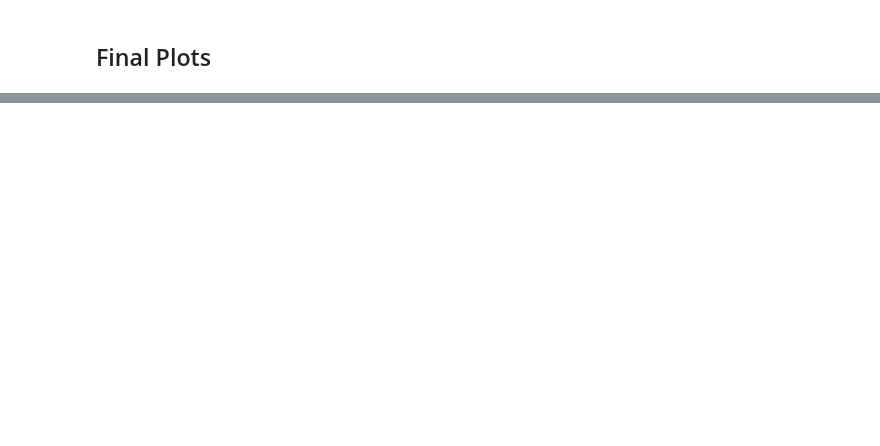
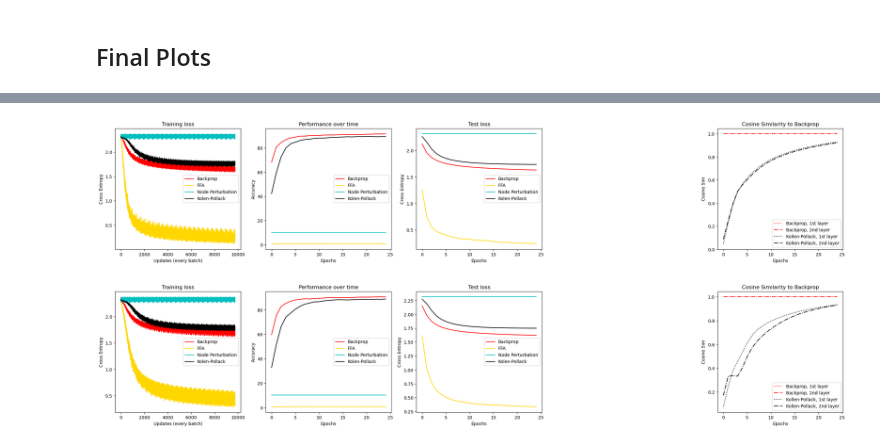
Before and after one commit to mwassermann/NMA-Microlearning-Project, a Jupyter notebook: Greens_restructured.ipynb, the cells around one changed output, grey strips where cells are left out. Drawn from its saved outputs; the diff is of its cells as text; code cells hidden in the pictures; blank space fills up the shorter version.

```diff
--- a/Greens_restructured.ipynb
+++ b/Greens_restructured.ipynb
@@ -273,18 +369,3 @@ cosine_similarity_node_perturb_noisy = data[4]
-# %%
-# Non-Stationary Data
-# to load the files again, in the main doc:
-filenames= ["losses_node_perturb", "accuracy_node_perturb", "test_losses_node_perturb", "snr_node_perturb", "cosine_similarity_node_perturb"]
-
-data = []
-
-for i, name in enumerate(filenames):
-  data.append(np.fromfile(f"data/node_perturb/non-stat/{filenames[i]}.csv", dtype=float, sep=","))
-
-losses_node_perturb_non_stat = data[0]
-accuracy_node_perturb_non_stat = data[1]
-test_losses_node_perturb_non_stat = data[2]
-snr_node_perturb_non_stat = data[3]
-cosine_similarity_node_perturb_non_stat = data[4]
 # %% [markdown]
 ## Kolen-Pollack
 # %%
@@ -385,6 +540,8 @@ for i, algo in enumerate(algos):
     elif algo == 'nonstat':
         tr_loss, te_acc, te_loss, snr, cos_sim = tr_loss_nonstat, te_acc_nonstat, te_loss_nonstat, snr_nonstat, cosine_similarity_nonstat
 
+    print(algo)
+
     # plot
     plt.figure(figsize=(30, 5))
     plt.subplot(151)
@@ -395,7 +552,7 @@ for i, algo in enumerate(algos):
     plt.plot(tr_loss[3], label="Kolen-Pollack", color='k')
 
     plt.xlabel("Updates (every batch)")
-    plt.ylabel("MSE")
+    plt.ylabel("Cross Entropy")
     plt.legend()
     plt.title("Training loss")
 
@@ -415,38 +572,39 @@ for i, algo in enumerate(algos):
     plt.plot(te_loss[2], label="Node Perturbation", color='c')
     plt.plot(te_loss[3], label="Kolen-Pollack", color='k')
     plt.xlabel("Epochs")
-    plt.ylabel("MSE")
+    plt.ylabel("Cross Entropy")
     plt.legend()
     plt.title("Test loss")
 
-    plt.subplot(154)
-    with plt.xkcd():
-            x = [0, 1, 2, 3]
-            snr1_vals = [snr[0][:, 1], snr[0][:, 2], snr[0][:, 3], snr[0][:, 0]]
-            snr2_vals = [snr[1][:, 1], snr[1][:, 2], snr[1][:, 3], snr[1][:, 0]]
-            colors = ['gold', 'c', 'k', 'r']
-            labels = ['FFA', 'Node Perturbation', 'Kolen Pollack', 'Backprop']
-            for i in range(len(snr1_vals)):
-                plt.bar(x, snr1_vals[i], color=colors, tick_label=labels)
-                plt.bar(x, snr2_vals[i], color=colors, tick_label=labels, alpha=0.5)
-            plt.xticks(rotation=90)
-            plt.ylabel('SNR')
-            plt.xlabel('Algorithm')
-            plt.title('Gradient SNR')
+    # plt.subplot(154)
+    # # with plt.xkcd():
+    # x = [0, 1, 2, 3]
+    # snr1_vals = [snr[0][:, 1], snr[0][:, 2], snr[0][:, 3], snr[0][:, 0]]
+    # snr2_vals = [snr[1][:, 1], snr[1][:, 2], snr[1][:, 3], snr[1][:, 0]]
+    # colors = ['gold', 'c', 'k', 'r']
+    # labels = ['FFA', 'Node Perturbation', 'Kolen Pollack', 'Backprop']
+    # for i in range(len(snr1_vals)):
+    #     plt.bar(x, snr1_vals[i], color=colors, tick_label=labels)
+    #     plt.bar(x, snr2_vals[i], color=colors, tick_label=labels, alpha=0.5)
+    # plt.xticks(rotation=90)
+    # plt.ylabel('SNR')
+    # plt.xlabel('Algorithm')
+    # plt.title('Gradient SNR')
 
     plt.subplot(155)
-    with plt.xkcd():
-        epochs = np.arange(0, numepochs, 1)
-        plt.plot(epochs, cos_sim[0][:, 0], label="Backprop, 1st layer", color='r', linestyle=':')
-        plt.plot(epochs, cos_sim[0][:, 1], label="Backprop, 2nd layer", color='r', linestyle='-.')
-        # plt.plot(cos_sim[1][:, 0], label="FFA, 1st layer", color='gold', linestyle=':')
-        # plt.plot(cos_sim[1][:, 1], label="FFA, 2nd layer", color='gold', linestyle='-.')
-        # plt.plot(cos_sim[2][:, 0], label="Node Perturbation, 1st layer", color='c', linestyle=':')
-        # plt.plot(cos_sim[2][:, 1], label="Node Perturbation, 2nd layer", color='c', linestyle='-.')
-        plt.plot(epochs, cos_sim[3][:, 0], label="Kollen-Pollack, 1st layer", color='k', linestyle=':')
-        plt.plot(epochs, cos_sim[3][:, 1], label="Kollen-Pollack, 2nd layer", color='k', linestyle='-.')
-        plt.xlabel("Epochs")
-        plt.ylabel("Cosine Sim")
-        plt.legend()
-        plt.title("Cosine Similarity to Backprop")
+    # with plt.xkcd():
+    epochs = np.arange(0, numepochs, 1)
+    plt.plot(epochs, cos_sim[0][:, 0], label="Backprop, 1st layer", color='r', linestyle=':')
+    plt.plot(epochs, cos_sim[0][:, 1], label="Backprop, 2nd layer", color='r', linestyle='-.')
+    # plt.plot(cos_sim[1][:, 0], label="FFA, 1st layer", color='gold', linestyle=':')
+    # plt.plot(cos_sim[1][:, 1], label="FFA, 2nd layer", color='gold', linestyle='-.')
+    # plt.plot(cos_sim[2][:, 0], label="Node Perturbation, 1st layer", color='c', linestyle=':')
+    # plt.plot(cos_sim[2][:, 1], label="Node Perturbation, 2nd layer", color='c', linestyle='-.')
+    plt.plot(epochs, cos_sim[3][:, 0], label="Kollen-Pollack, 1st layer", color='k', linestyle=':')
+    plt.plot(epochs, cos_sim[3][:, 1], label="Kollen-Pollack, 2nd layer", color='k', linestyle='-.')
+    plt.xlabel("Epochs")
+    plt.ylabel("Cosine Sim")
+    plt.legend()
+    plt.title("Cosine Similarity to Backprop")
 plt.show()
+# %% [output]
@@ -452,0 +614,2 @@ plt.show()
+[figure, added]
+[figure, added]
```
Also changed, not shown: parts of 18 cells of this notebook.
